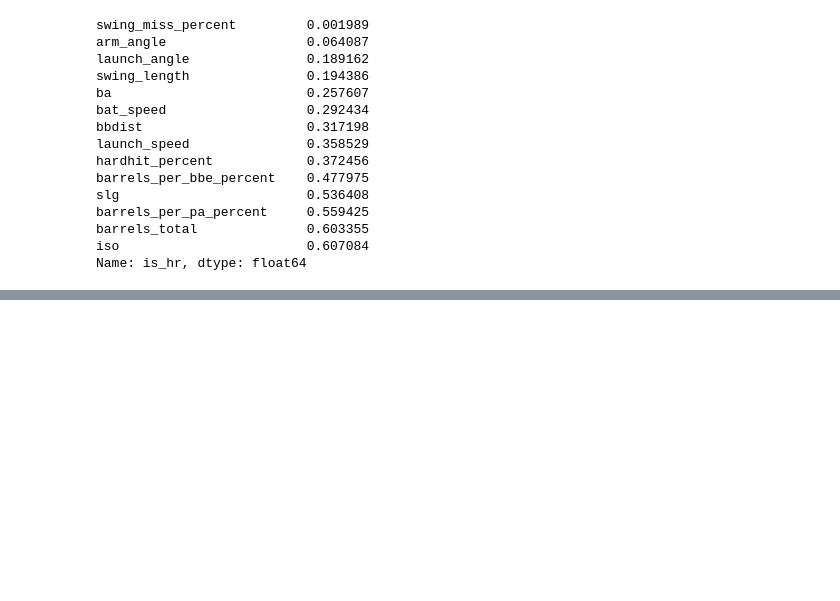
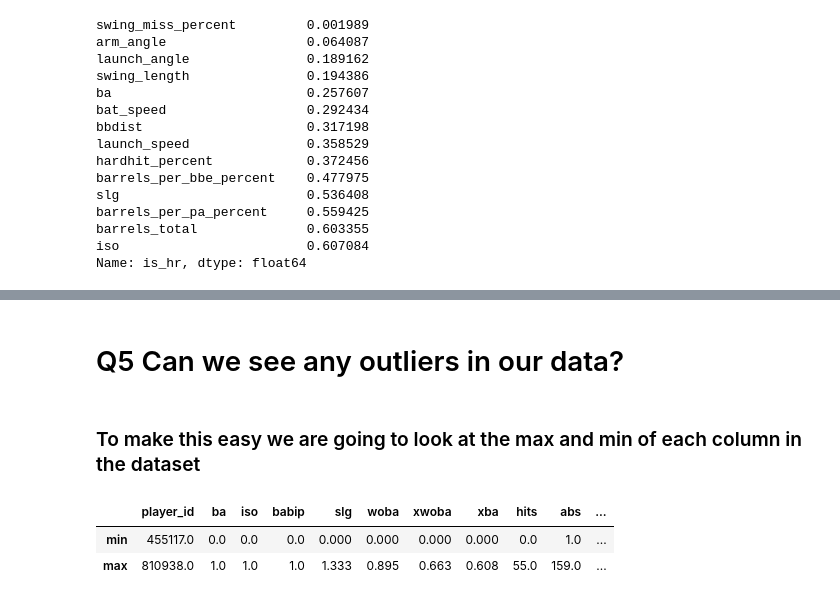
Before and after one commit to meganclapinski25/mlb-hr-prediction, a Jupyter notebook: notebooks/01_exploratory_analysis.ipynb, the cells around one changed output, grey strips where cells are left out. Cells and saved outputs as stored; diff of their text form; code cells hidden in the pictures; blank space fills up the shorter version.

```diff
--- a/notebooks/01_exploratory_analysis.ipynb
+++ b/notebooks/01_exploratory_analysis.ipynb
@@ -336,0 +362,10 @@ Name: is_hr, dtype: float64
+# %% [markdown]
+# Q5 Can we see any outliers in our data?
+# %% [markdown]
+### To make this easy we are going to look at the max and min of each column in the dataset
+# %%
+df.describe().loc[['min', 'max']]
+# %% [output]
+|  | player_id | ba | iso | babip | slg | woba | xwoba | xba | hits | abs | ... |
+| min | 455117.0 | 0.0 | 0.0 | 0.0 | 0.000 | 0.000 | 0.000 | 0.000 | 0.0 | 1.0 | ... |
+| max | 810938.0 | 1.0 | 1.0 | 1.0 | 1.333 | 0.895 | 0.663 | 0.608 | 55.0 | 159.0 | ... |
```
Also changed, not shown: parts of 12 cells of this notebook.
